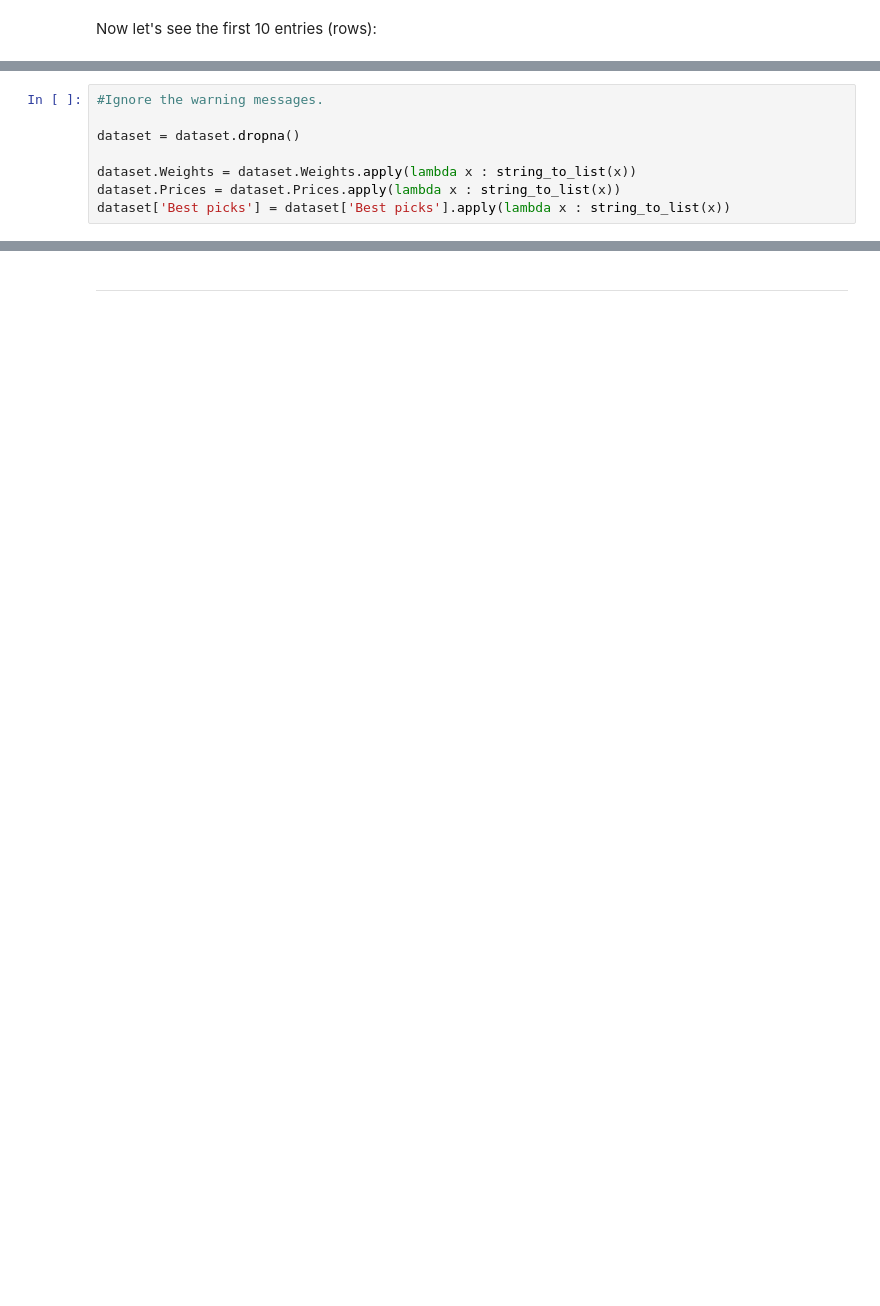
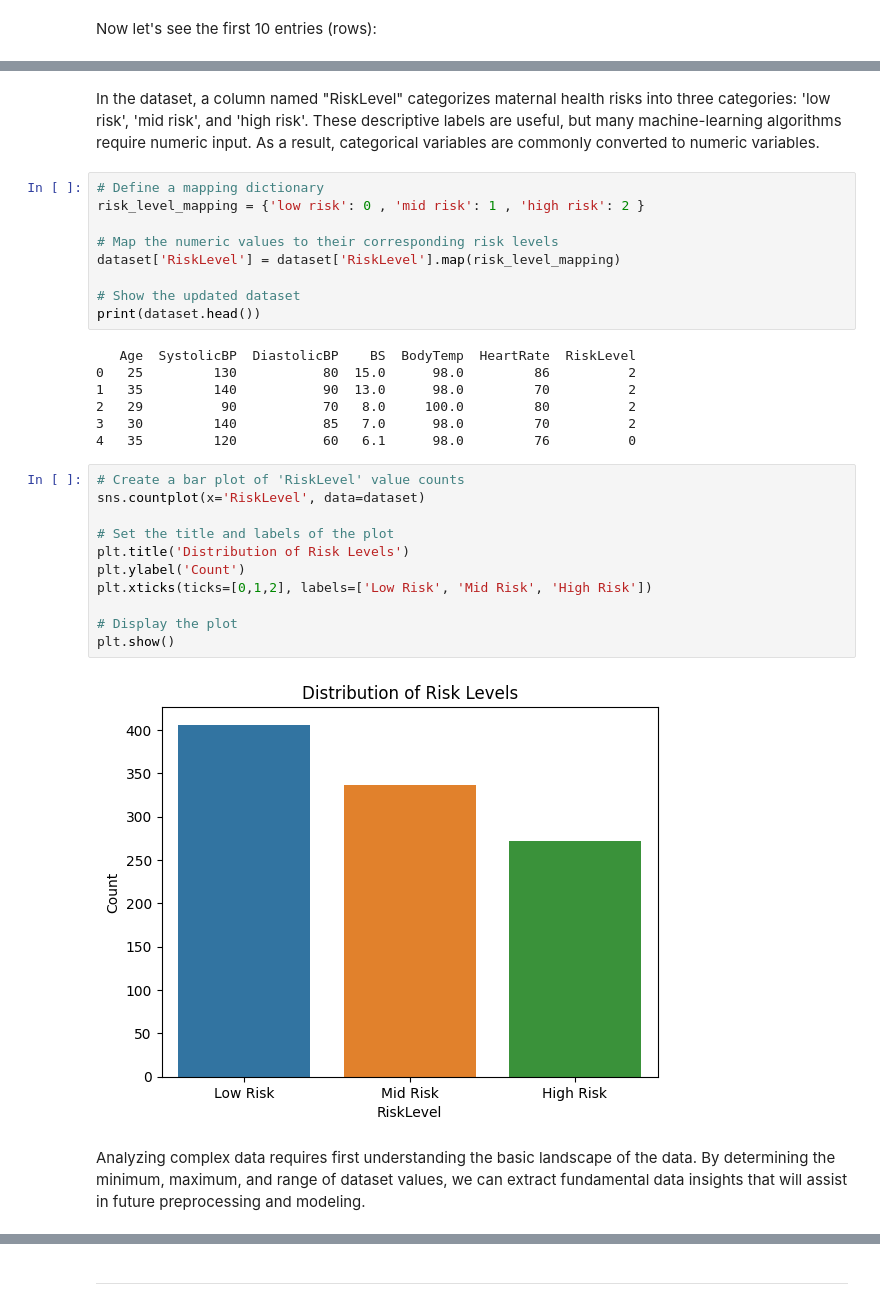
Before and after one commit to JunpengWen/CSI4106, a Jupyter notebook: CSI4106_A2.ipynb, the cells around one changed output, grey strips where cells are left out. Drawn from its saved outputs; the diff is of its cells as text; blank space fills up the shorter version.

```diff
--- a/CSI4106_A2.ipynb
+++ b/CSI4106_A2.ipynb
@@ -90,8 +86,0 @@ Furthermore, it's possible that certain rows in the dataset contain empty values
-# %%
-#Ignore the warning messages.
-
-dataset = dataset.dropna()
-
-dataset.Weights = dataset.Weights.apply(lambda x : string_to_list(x))
-dataset.Prices = dataset.Prices.apply(lambda x : string_to_list(x))
-dataset['Best picks'] = dataset['Best picks'].apply(lambda x : string_to_list(x))
@@ -209,0 +107,33 @@ description  +  tables/figures
+# %% [markdown]
+In the dataset, a column named "RiskLevel" categorizes maternal health risks into three categories: 'low risk', 'mid risk', and 'high risk'. These descriptive labels are useful, but many machine-learning algorithms require numeric input. As a result, categorical variables are commonly converted to numeric variables.
+# %%
+# Define a mapping dictionary
+risk_level_mapping = {'low risk': 0 , 'mid risk': 1 , 'high risk': 2 }
+
+# Map the numeric values to their corresponding risk levels
+dataset['RiskLevel'] = dataset['RiskLevel'].map(risk_level_mapping)
+
+# Show the updated dataset
+print(dataset.head())
+# %% [output]
+   Age  SystolicBP  DiastolicBP    BS  BodyTemp  HeartRate  RiskLevel
+0   25         130           80  15.0      98.0         86          2
+1   35         140           90  13.0      98.0         70          2
+2   29          90           70   8.0     100.0         80          2
+3   30         140           85   7.0      98.0         70          2
+4   35         120           60   6.1      98.0         76          0
+# %%
+# Create a bar plot of 'RiskLevel' value counts
+sns.countplot(x='RiskLevel', data=dataset)
+
+# Set the title and labels of the plot
+plt.title('Distribution of Risk Levels')
+plt.ylabel('Count')
+plt.xticks(ticks=[0,1,2], labels=['Low Risk', 'Mid Risk', 'High Risk'])
+
+# Display the plot
+plt.show()
+# %% [output]
+[figure, added]
+# %% [markdown]
+Analyzing complex data requires first understanding the basic landscape of the data. By determining the minimum, maximum, and range of dataset values, we can extract fundamental data insights that will assist in future preprocessing and modeling.
```
Also changed, not shown: parts of 62 cells of this notebook.
